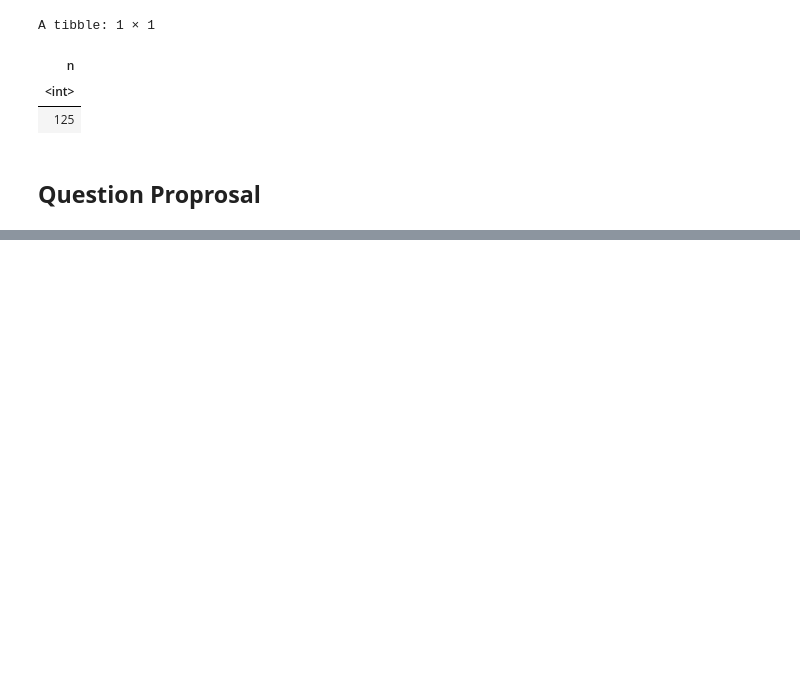
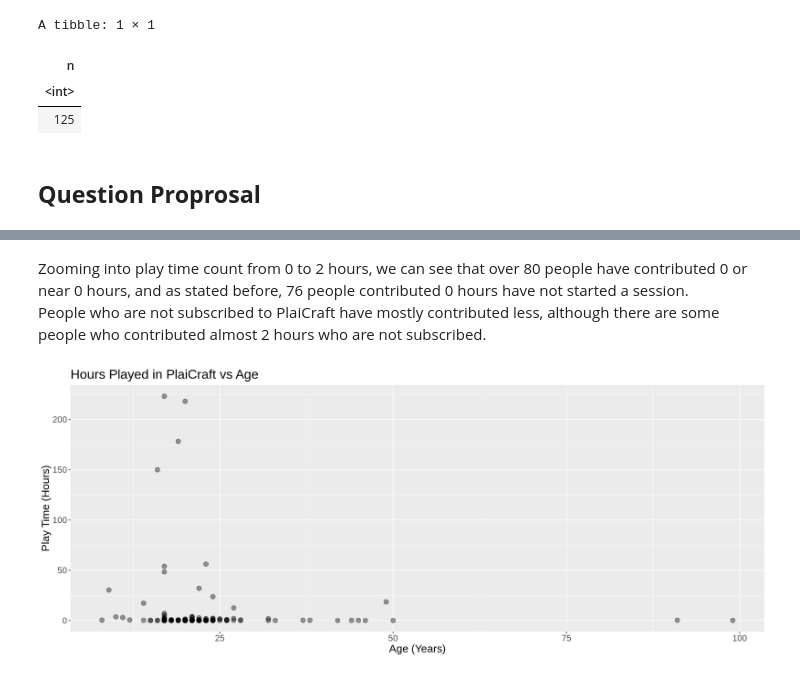
Before and after one commit to alanyhwang/dsci100_mc_project, a Jupyter notebook: mc_project_proposal.ipynb, the cells around one changed output, grey strips where cells are left out. Saved outputs shown, nothing was run; the diff lists cells and outputs as text; code cells hidden in the pictures; blank space fills up the shorter version.

```diff
--- a/mc_project_proposal.ipynb
+++ b/mc_project_proposal.ipynb
@@ -96,0 +207,13 @@ A tibble: 1 × 1
+# %% [markdown]
+Zooming into play time count from 0 to 2 hours, we can see that over 80 people have contributed 0 or near 0 hours, and as stated before, 76 people contributed 0 hours have not started a session. <br>
+People who are not subscribed to PlaiCraft have mostly contributed less, although there are some people who contributed almost 2 hours who are not subscribed.
+# %%
+played_hours_plot <- ggplot(players_proj, aes(x = age, y = played_hours)) +
+                        geom_point(alpha = 0.4, size = 3) +
+                        labs(y = "Play Time (Hours)",
+                             x = "Age (Years)",
+                             title = "Hours Played in PlaiCraft vs Age") +
+                        theme(text = element_text(size = 16))
+played_hours_plot
+# %% [output]
+[figure, added]
```
Also changed, not shown: parts of 19 cells of this notebook.
